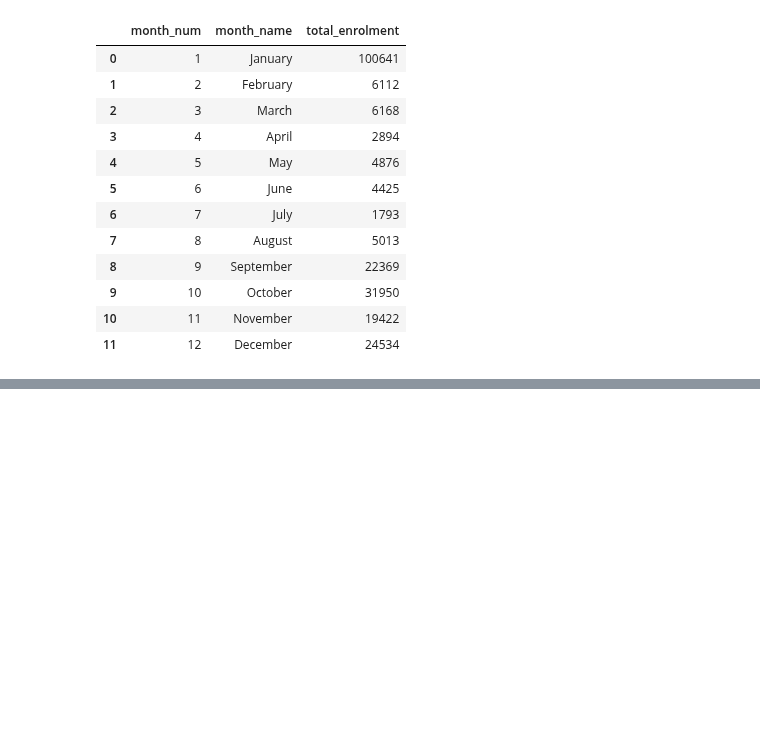
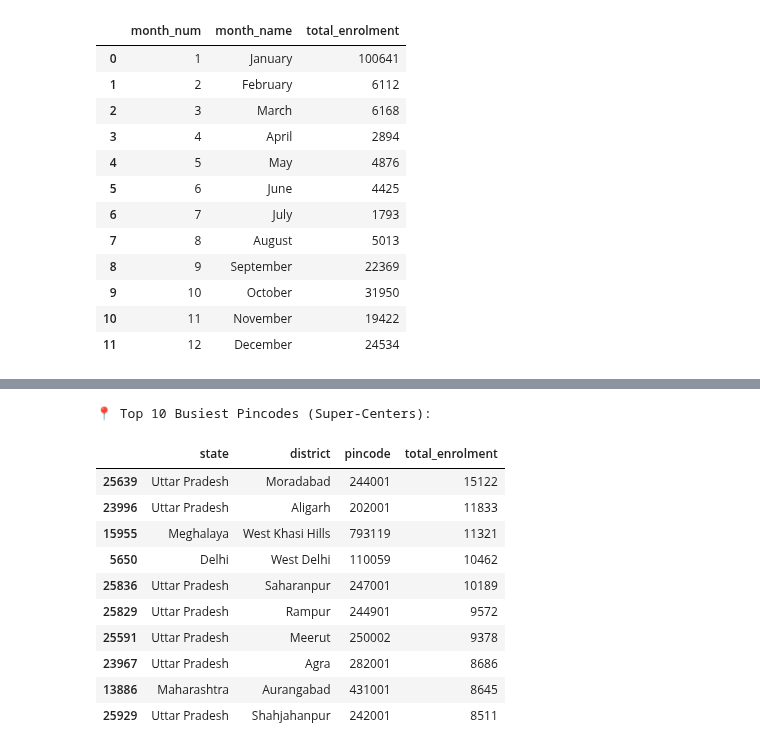
Before and after one commit to SwarangiK-21/UIDAI-Hackathon-2026, a Jupyter notebook: 1_data_merging.ipynb, the cells around one changed output, grey strips where cells are left out. Drawn from its saved outputs; the diff is of its cells as text; code cells hidden in the pictures; blank space fills up the shorter version.

```diff
--- a/1_data_merging.ipynb
+++ b/1_data_merging.ipynb
@@ -506,0 +512,42 @@ fig_trade.show()
+# %%
+# ==========================================
+# 2. THE "SUPER-CENTERS" (Pincode Level Hotspots)
+# ==========================================
+# Finding the specific buildings that are overcrowded
+# Assuming you have a 'pincode' column. If not, use 'district' again or skip this specific graph.
+# If pincode exists:
+if 'pincode' in df_enrol.columns:
+    pincode_load = df_enrol.groupby(['state', 'district', 'pincode'])['total_enrolment'].sum().reset_index()
+    top_pincodes = pincode_load.sort_values(by='total_enrolment', ascending=False).head(10)
+
+    # Convert pincode to string for plotting
+    top_pincodes['pincode'] = top_pincodes['pincode'].astype(str)
+
+    print("\n📍 Top 10 Busiest Pincodes (Super-Centers):")
+    display(top_pincodes)
+
+    fig_pincodes = px.bar(
+        top_pincodes,
+        x='pincode',
+        y='total_enrolment',
+        color='state',
+        title='📍 The "Super-Centers": Top 10 Most Overcrowded Locations',
+        labels={'total_enrolment': 'Footfall Volume', 'pincode': 'Center Pincode'},
+        text_auto='.2s'
+    )
+    fig_pincodes.show()
+else:
+    print("Pincode column not found, skipping Super-Center graph.")
+# %% [output]
+📍 Top 10 Busiest Pincodes (Super-Centers):
+|  | state | district | pincode | total_enrolment |
+| 25639 | Uttar Pradesh | Moradabad | 244001 | 15122 |
+| 23996 | Uttar Pradesh | Aligarh | 202001 | 11833 |
+| 15955 | Meghalaya | West Khasi Hills | 793119 | 11321 |
+| 5650 | Delhi | West Delhi | 110059 | 10462 |
+| 25836 | Uttar Pradesh | Saharanpur | 247001 | 10189 |
+| 25829 | Uttar Pradesh | Rampur | 244901 | 9572 |
+| 25591 | Uttar Pradesh | Meerut | 250002 | 9378 |
+| 23967 | Uttar Pradesh | Agra | 282001 | 8686 |
+| 13886 | Maharashtra | Aurangabad | 431001 | 8645 |
+| 25929 | Uttar Pradesh | Shahjahanpur | 242001 | 8511 |
```
Also changed, not shown: parts of 4 cells of this notebook, 5 other files.
